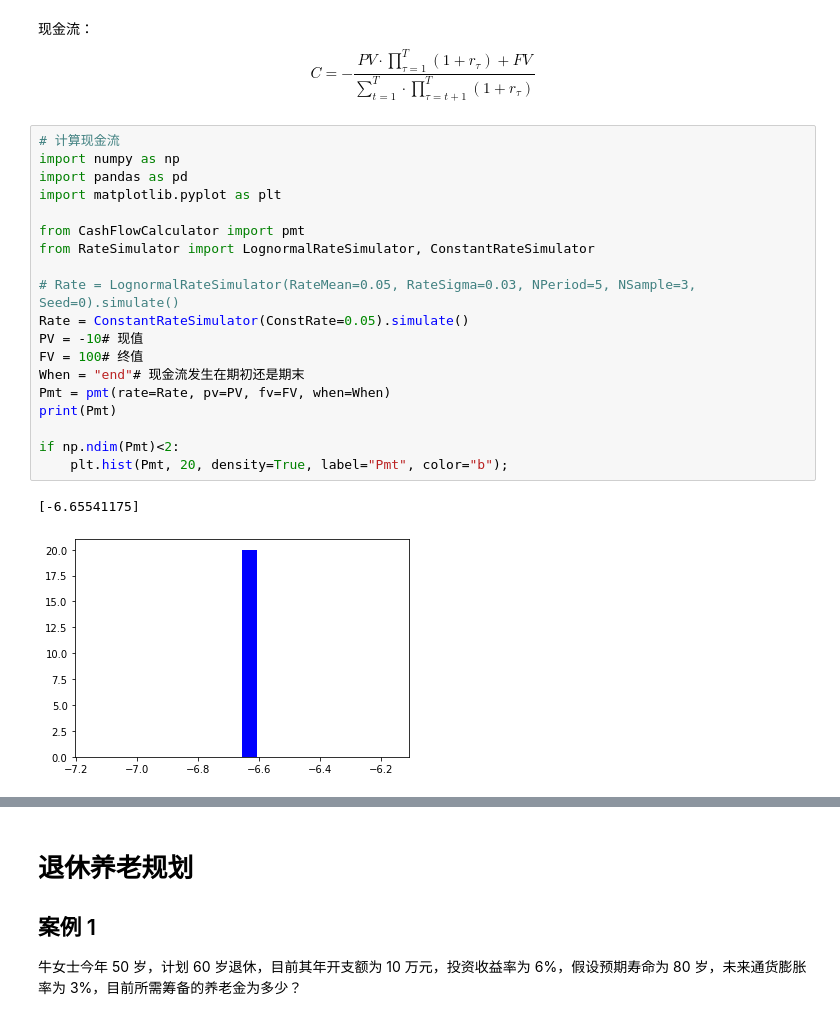
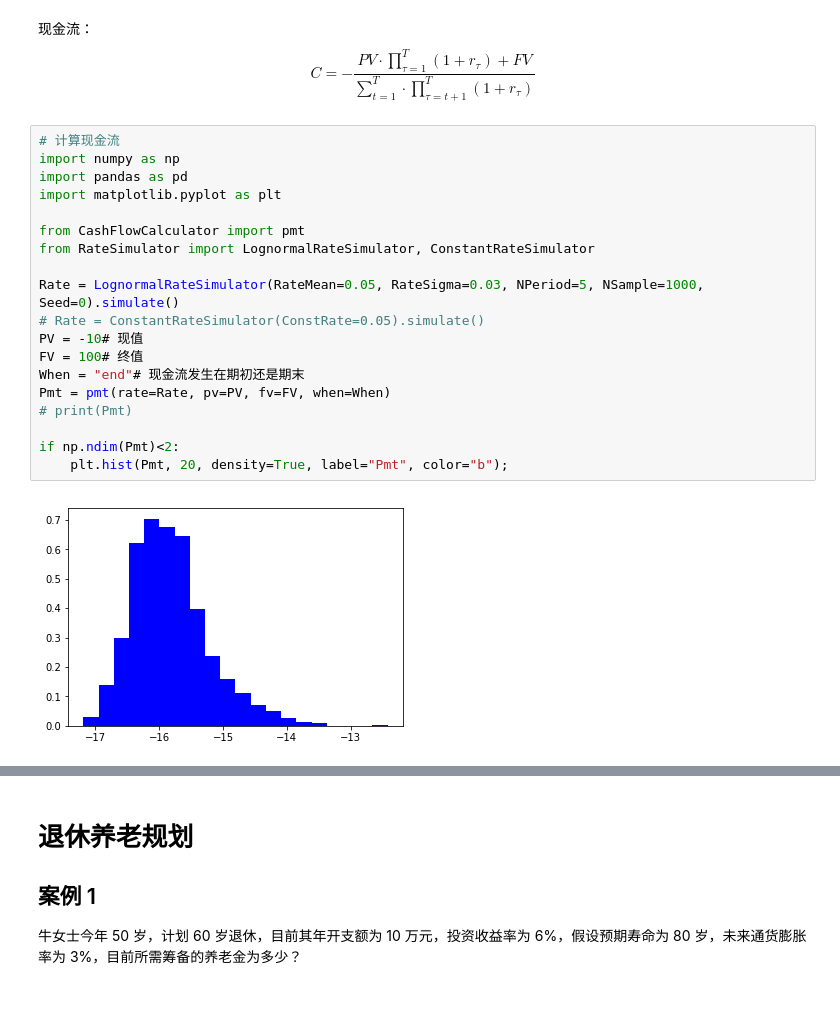
Before and after one commit to pyzeon/Research-2, a Jupyter notebook: 财富管理/理财规划.ipynb, the cells around one changed output, grey strips where cells are left out. Saved outputs shown, nothing was run; the diff lists cells and outputs as text.

```diff
--- a/财富管理/理财规划.ipynb
+++ b/财富管理/理财规划.ipynb
@@ -295,25 +293,24 @@ $$
 # %%
 # 计算现金流
 import numpy as np
 import pandas as pd
 import matplotlib.pyplot as plt
 
 from CashFlowCalculator import pmt
 from RateSimulator import LognormalRateSimulator, ConstantRateSimulator
 
-# Rate = LognormalRateSimulator(RateMean=0.05, RateSigma=0.03, NPeriod=5, NSample=3, Seed=0).simulate()
-Rate = ConstantRateSimulator(ConstRate=0.05).simulate()
+Rate = LognormalRateSimulator(RateMean=0.05, RateSigma=0.03, NPeriod=5, NSample=1000, Seed=0).simulate()
+# Rate = ConstantRateSimulator(ConstRate=0.05).simulate()
 PV = -10# 现值
 FV = 100# 终值
 When = "end"# 现金流发生在期初还是期末
 Pmt = pmt(rate=Rate, pv=PV, fv=FV, when=When)
-print(Pmt)
+# print(Pmt)
 
 if np.ndim(Pmt)<2:
     plt.hist(Pmt, 20, density=True, label="Pmt", color="b");
 # %% [output]
-[-6.65541175]
-[figure, old version]
+[figure, new version]
 # %%
 # 计算收益率
 import numpy as np
```
Also changed, not shown: parts of 7 cells of this notebook, 8 other files.
